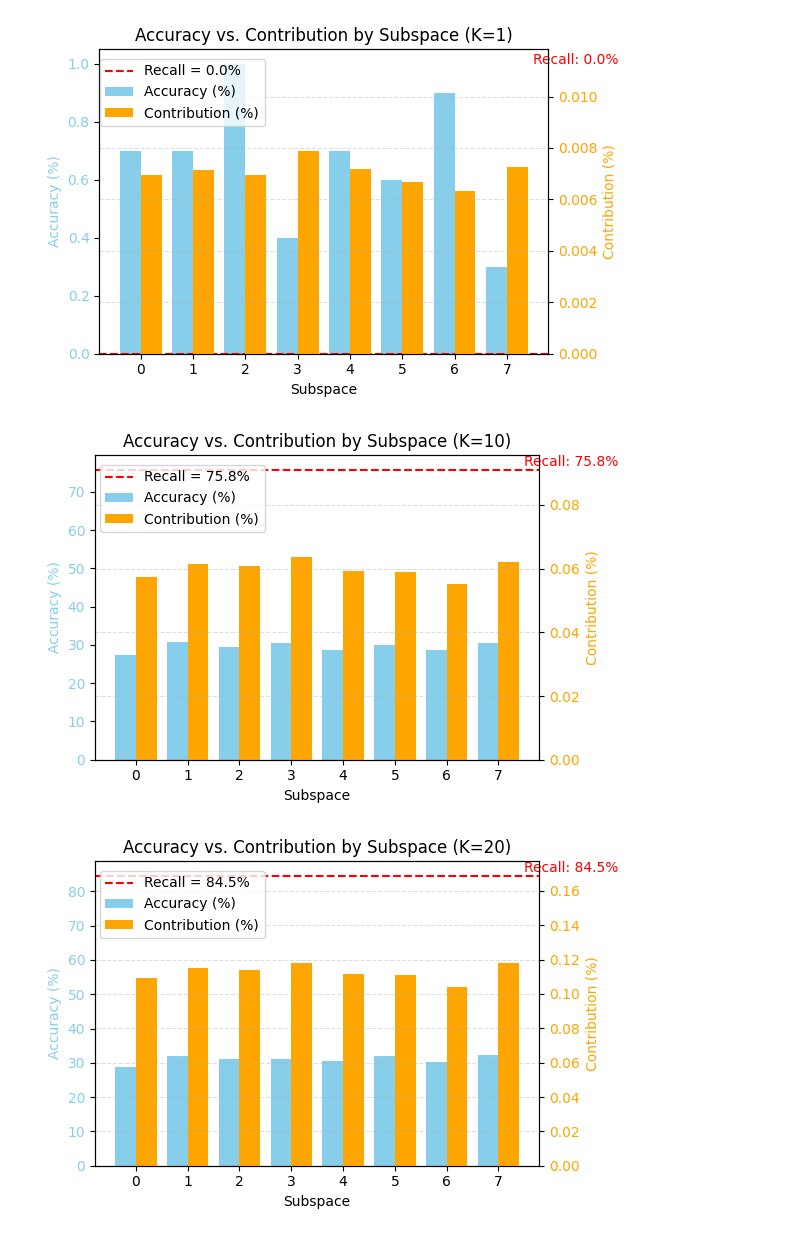
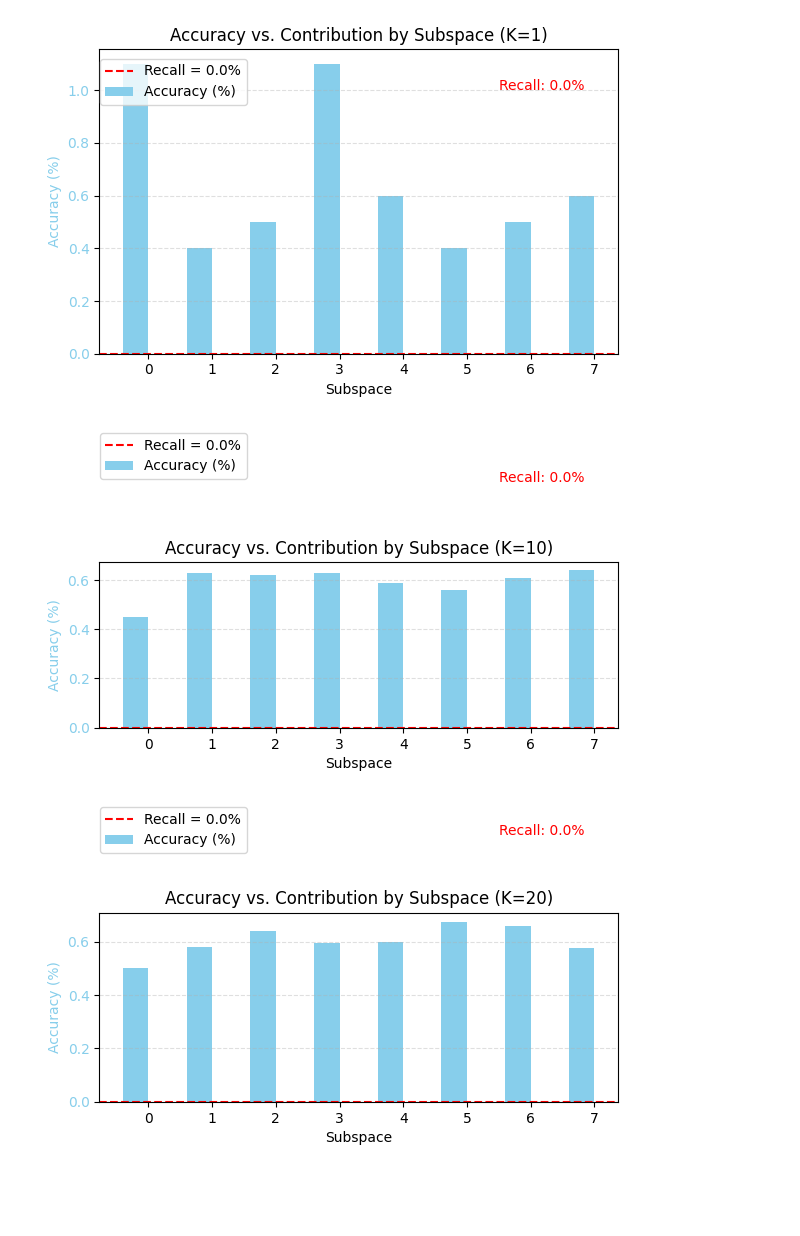
Before and after one commit to yeojin5/SuCo, a Jupyter notebook: figure/deep1m_plot.ipynb, the cells around one changed output. Drawn from its saved outputs; the diff is of its cells as text; code cells hidden in the pictures; blank space fills up the shorter version.

Commit message:
[figure/function] add figure code, analysis code - figure : ipynb format, accuracy by each subspace - analysis code: evaluate - add contribution

```diff
--- a/figure/deep1m_plot.ipynb
+++ b/figure/deep1m_plot.ipynb
@@ -5,7 +5,7 @@ import io
 import re
 
 # 파일 경로
-file_path = '/home/sslab/yeojin/SuCo/result/deep1m/deep1m_8_0.05_0.005.txt'
+file_path = '/home/sslab/yeojin/SuCo/result/deep1m/deep1m_8_0.05_0.005_K50.txt'
 
 # 파일 읽기
 with open(file_path, 'r') as f:
@@ -24,7 +24,7 @@ for line in lines:
 # 데이터 시작점 찾기
 data_start_index = -1
 for i, line in enumerate(lines):
-    if line.strip() == 'k,subspace,accuracy,contribution':
+    if line.strip() == 'k,subspace,accuracy':
         data_start_index = i + 1
         break
 
@@ -44,40 +44,40 @@ k_values = sorted(df['k'].unique())
 
 for k in k_values:
     k_df = df[df['k'] == k]
     x = k_df['subspace']
     indices = range(len(x))
     acc = k_df['accuracy_percent']
     contrib = k_df['contribution_percent']
 
     fig, ax1 = plt.subplots(figsize=(6, 4))
 
     bar_width = 0.4
     ax1.bar([i - bar_width / 2 for i in indices], acc, width=bar_width, color='skyblue', label='Accuracy (%)')
     ax1.set_ylabel('Accuracy (%)', color='skyblue')
     ax1.tick_params(axis='y', labelcolor='skyblue')
     ax1.set_xlabel('Subspace')
     ax1.set_xticks(indices)
     ax1.set_xticklabels(k_df['subspace'])
 
     # Recall 라인
     if k in recall_dict:
         recall = recall_dict[k]
         ax1.axhline(y=recall, color='red', linestyle='--', linewidth=1.5, label=f'Recall = {recall:.1f}%')
-        ax1.text(len(x)-0.5, recall + 1, f'Recall: {recall:.1f}%', color='red', fontsize=10)
+        ax1.text(len(x)-2.5, recall + 1, f'Recall: {recall:.1f}%', color='red', fontsize=10)
 
-    # 오른쪽 y축
-    ax2 = ax1.twinx()
-    ax2.bar([i + bar_width / 2 for i in indices], contrib, width=bar_width, color='orange', label='Contribution (%)')
-    ax2.set_ylabel('Contribution (%)', color='orange')
-    ax2.set_ylim(0, max(contrib) * 1.5)  # Adjust y-axis limit for contribution
-    ax2.tick_params(axis='y', labelcolor='orange')
+    # # 오른쪽 y축
+    # ax2 = ax1.twinx()
+    # ax2.bar([i + bar_width / 2 for i in indices], contrib, width=bar_width, color='orange', label='Contribution (%)')
+    # ax2.set_ylabel('Contribution (%)', color='orange')
+    # ax2.set_ylim(0, 0.05)
+    # ax2.tick_params(axis='y', labelcolor='orange')
 
     plt.title(f'Accuracy vs. Contribution by Subspace (K={k})')
     fig.tight_layout()
     fig.legend(loc="upper left", bbox_to_anchor=(0.1, 0.9))
     plt.grid(axis='y', linestyle='--', alpha=0.4)
     plt.show()
 # %% [output]
-[figure, old version]
+[figure, new version]
-[figure, old version]
+[figure, new version]
-[figure, old version]
+[figure, new version]
```
Also changed, not shown: parts of 1 cell of this notebook, 8 other files.
